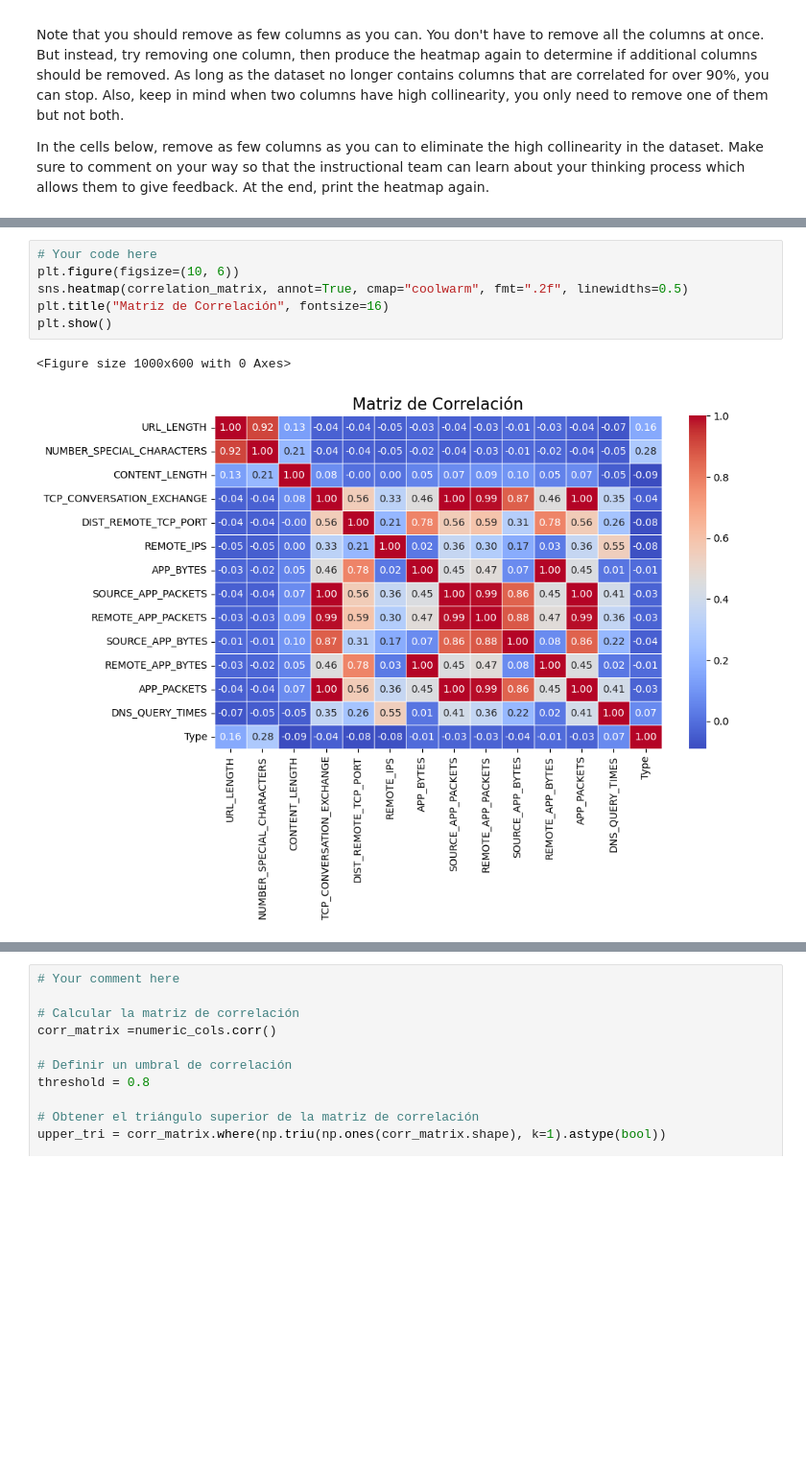
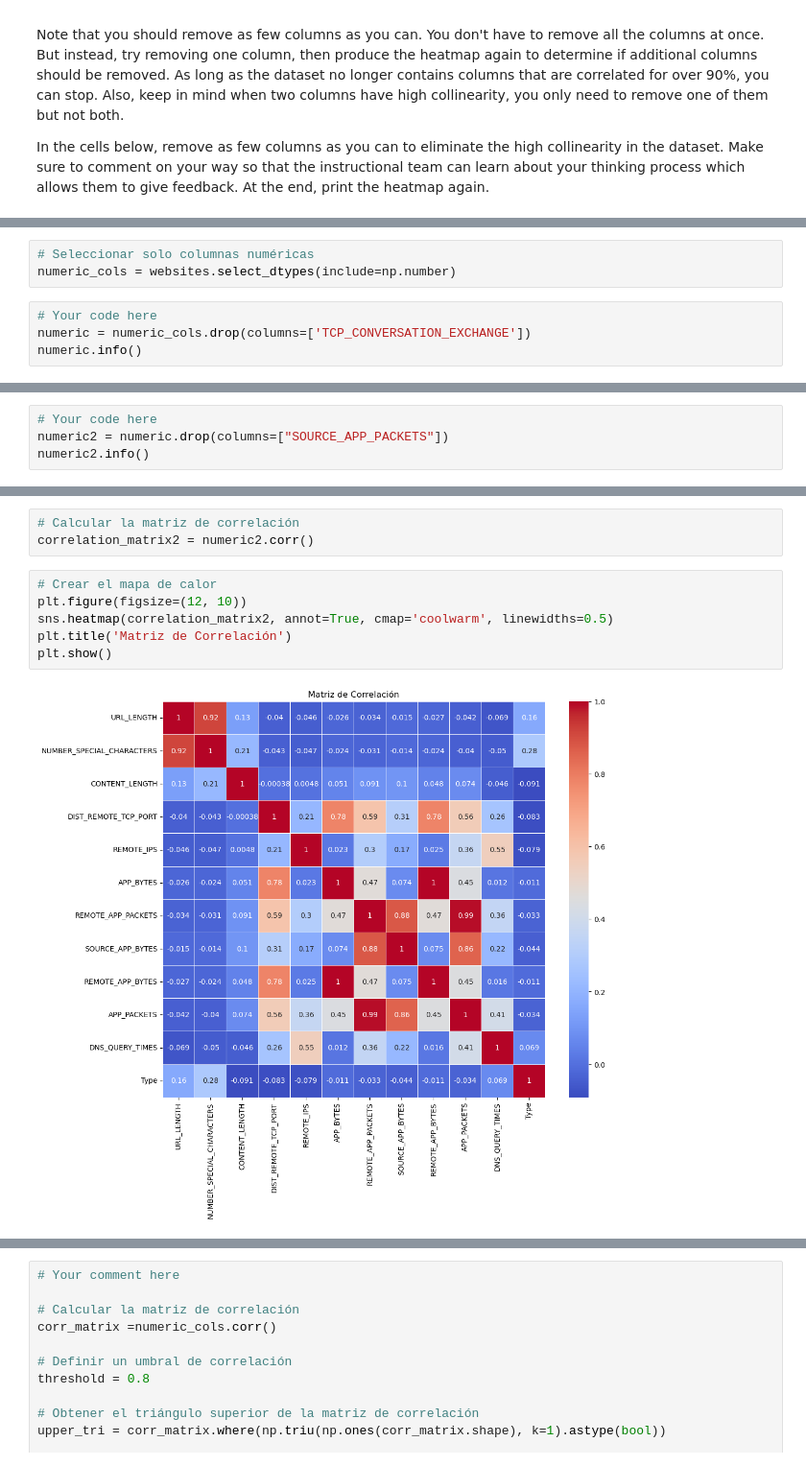
Before and after one commit to ih-datapt-mad/dataptmad0924_labs, a Jupyter notebook: module-3/supervised-learning/your-code/main.ipynb, the cells around one changed output, grey strips where cells are left out. Shown at 96% size. Saved outputs shown, nothing was run; the diff lists cells and outputs as text; blank space fills up the shorter version.

```diff
--- a/module-3/supervised-learning/your-code/main.ipynb
+++ b/module-3/supervised-learning/your-code/main.ipynb
@@ -136,0 +222,7 @@ correlation_matrix =numeric_cols.corr()
+# %%
+# Seleccionar solo columnas numéricas
+numeric_cols = websites.select_dtypes(include=np.number)
+# %%
+# Your code here
+numeric = numeric_cols.drop(columns=['TCP_CONVERSATION_EXCHANGE'])
+numeric.info()
@@ -136,0 +263,4 @@ correlation_matrix =numeric_cols.corr()
+# %%
+# Your code here
+numeric2 = numeric.drop(columns=["SOURCE_APP_PACKETS"])
+numeric2.info()
@@ -137,9 +287,11 @@ correlation_matrix =numeric_cols.corr()
+# %%
+# Calcular la matriz de correlación
+correlation_matrix2 = numeric2.corr()
 # %%
-# Your code here
-plt.figure(figsize=(10, 6))
-sns.heatmap(correlation_matrix, annot=True, cmap="coolwarm", fmt=".2f", linewidths=0.5)
-plt.title("Matriz de Correlación", fontsize=16)
+# Crear el mapa de calor
+plt.figure(figsize=(12, 10))
+sns.heatmap(correlation_matrix2, annot=True, cmap='coolwarm', linewidths=0.5)
+plt.title('Matriz de Correlación')
 plt.show()
 # %% [output]
-<Figure size 1000x600 with 0 Axes>
-[figure, old version]
+[figure, new version]
```
Also changed, not shown: parts of 71 cells of this notebook.
